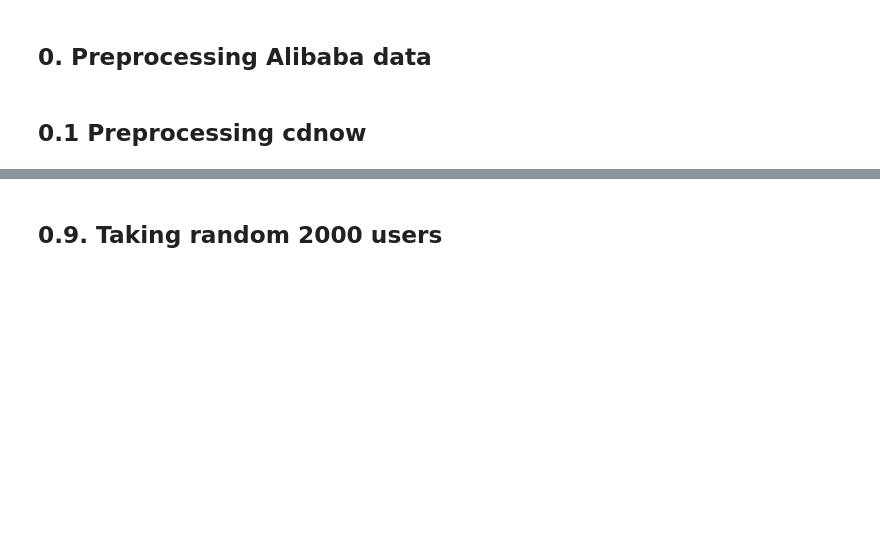
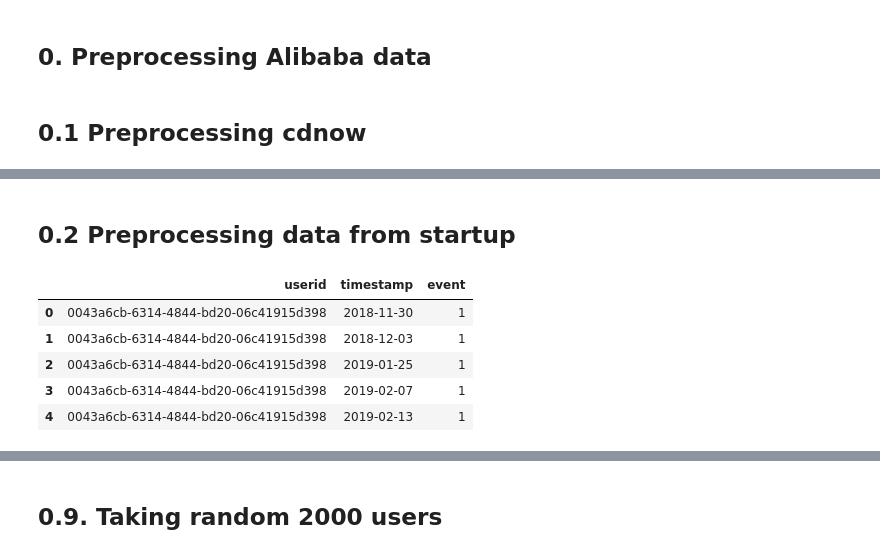
Before and after one commit to pletnev-aleksandr/demand_forecasting, a Jupyter notebook: RFM.ipynb, the cells around one changed output, grey strips where cells are left out. Saved outputs shown, nothing was run; the diff lists cells and outputs as text; code cells hidden in the pictures; blank space fills up the shorter version.

```diff
--- a/RFM.ipynb
+++ b/RFM.ipynb
@@ -50,0 +50,2 @@ df.sample(2)
+# %% [markdown]
+## 0.2 Preprocessing data from startup
@@ -50,0 +56,14 @@ df.sample(2)
+# %%
+df_frontendata['timestamp'] = df_frontendata.dropna()["timestamp"].apply(lambda x:datetime.datetime.strptime(str(x)[:10],"%Y-%m-%d"))
+df_frontendata['event']= 1
+df_frontendata = df_frontendata.groupby(by=['userid','timestamp']).sum().reset_index()
+# If we have several actions per day - it is still 1 event
+df_frontendata['event']= 1
+df_frontendata.head()
+# %% [output]
+|  | userid | timestamp | event |
+| 0 | 0043a6cb-6314-4844-bd20-06c41915d398 | 2018-11-30 | 1 |
+| 1 | 0043a6cb-6314-4844-bd20-06c41915d398 | 2018-12-03 | 1 |
+| 2 | 0043a6cb-6314-4844-bd20-06c41915d398 | 2019-01-25 | 1 |
+| 3 | 0043a6cb-6314-4844-bd20-06c41915d398 | 2019-02-07 | 1 |
+| 4 | 0043a6cb-6314-4844-bd20-06c41915d398 | 2019-02-13 | 1 |
```
Also changed, not shown: parts of 22 cells of this notebook.
